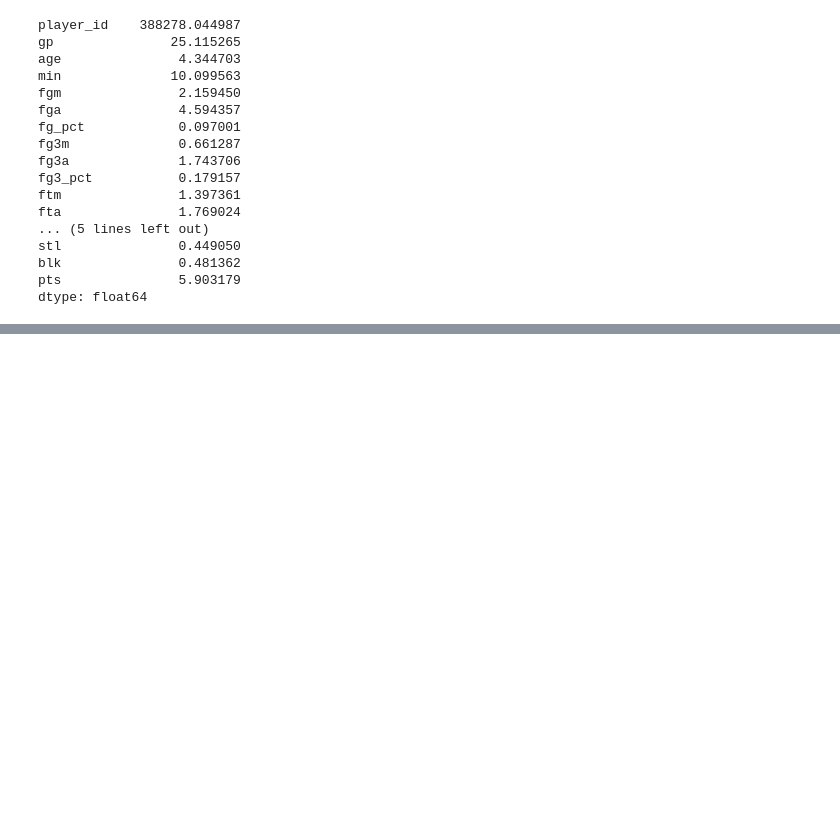
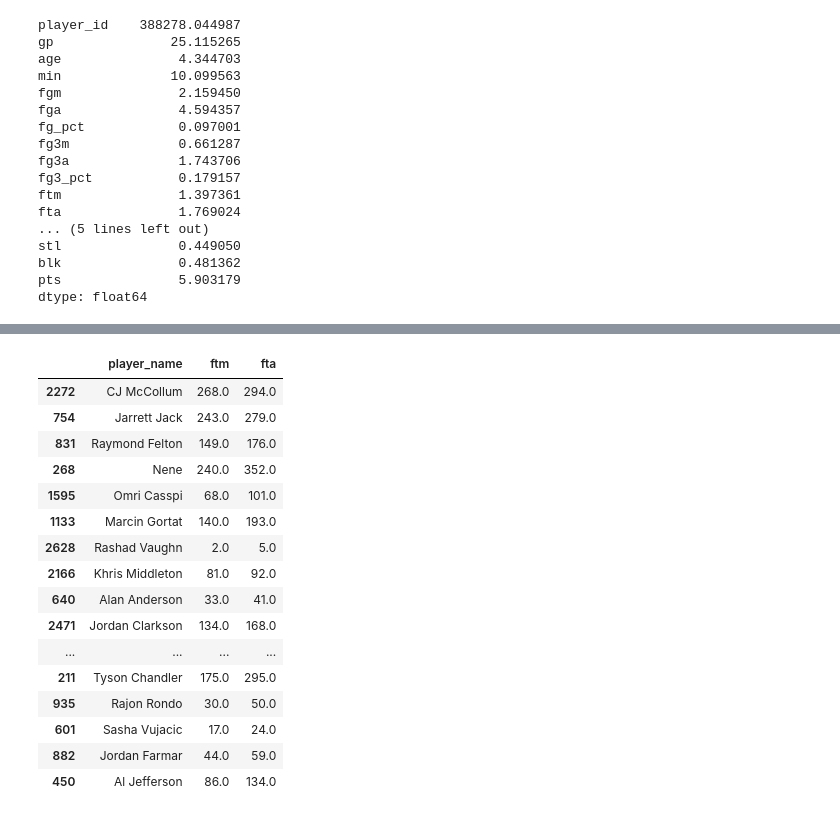
Before and after one commit to FrancisChung/udemy-nba-model-python, a Jupyter notebook: projection-model/Pandas.ipynb, the cells around one changed output, grey strips where cells are left out. Cells and saved outputs as stored; diff of their text form; code cells hidden in the pictures; blank space fills up the shorter version.

Commit message:
Selecting Columns example

```diff
--- a/projection-model/Pandas.ipynb
+++ b/projection-model/Pandas.ipynb
@@ -406,0 +411,4 @@ dtype: float64
+# %%
+df = pd.read_csv('../nba-stats-csv/player_stats_total.csv')
+# %%
+df_slim = df.sample(20)
@@ -406,0 +520,22 @@ dtype: float64
+# %%
+list_of_columns = ['player_name','ftm','fta']
+# %%
+df_slim[list_of_columns]
+# %% [output]
+|  | player_name | ftm | fta |
+| 2272 | CJ McCollum | 268.0 | 294.0 |
+| 754 | Jarrett Jack | 243.0 | 279.0 |
+| 831 | Raymond Felton | 149.0 | 176.0 |
+| 268 | Nene | 240.0 | 352.0 |
+| 1595 | Omri Casspi | 68.0 | 101.0 |
+| 1133 | Marcin Gortat | 140.0 | 193.0 |
+| 2628 | Rashad Vaughn | 2.0 | 5.0 |
+| 2166 | Khris Middleton | 81.0 | 92.0 |
+| 640 | Alan Anderson | 33.0 | 41.0 |
+| 2471 | Jordan Clarkson | 134.0 | 168.0 |
+| ... | ... | ... | ... |
+| 211 | Tyson Chandler | 175.0 | 295.0 |
+| 935 | Rajon Rondo | 30.0 | 50.0 |
+| 601 | Sasha Vujacic | 17.0 | 24.0 |
+| 882 | Jordan Farmar | 44.0 | 59.0 |
+| 450 | Al Jefferson | 86.0 | 134.0 |
```
Also changed, not shown: parts of 15 cells of this notebook.
